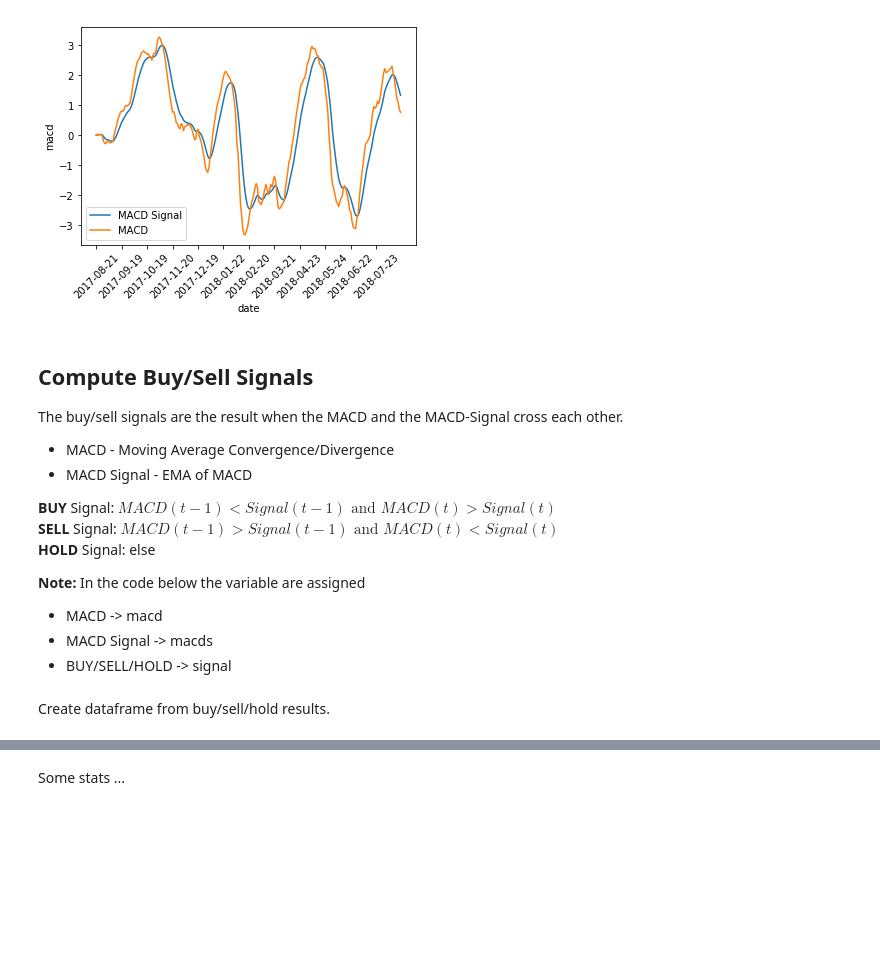
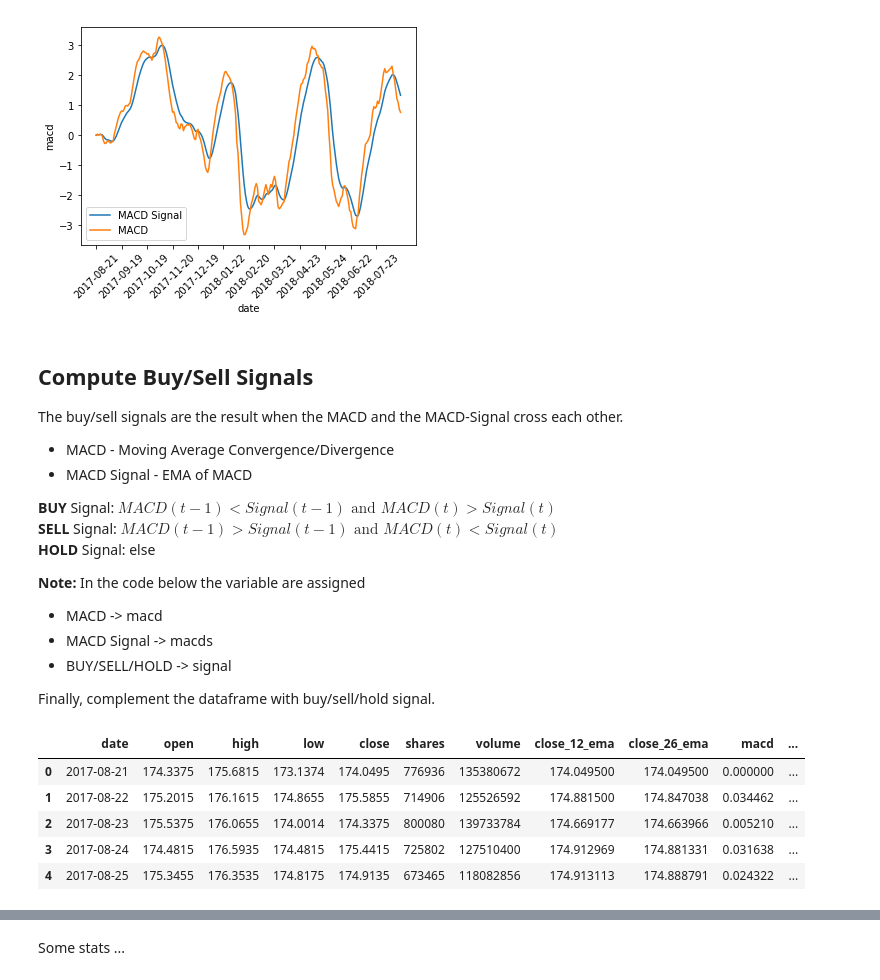
Before and after one commit to cdeck3r/LoSTanSiBLE, a Jupyter notebook: LoSTanSiBLE/notebooks/MACD_BuySell.ipynb, the cells around one changed output, grey strips where cells are left out. Saved outputs shown, nothing was run; the diff lists cells and outputs as text; code cells hidden in the pictures; blank space fills up the shorter version.

```diff
--- a/LoSTanSiBLE/notebooks/MACD_BuySell.ipynb
+++ b/LoSTanSiBLE/notebooks/MACD_BuySell.ipynb
@@ -159,21 +152,26 @@ The buy/sell signals are the result when the MACD and the MACD-Signal cross each
 * MACD -> macd
 * MACD Signal -> macds
 * BUY/SELL/HOLD -> signal
+
+Finally, complement the dataframe with buy/sell/hold signal.
 # %%
 macd.sort_index(ascending=True, inplace=True)
 macds.sort_index(ascending=True, inplace=True)
 
-signal = ["No data"]    # Since you need at least two days in the for loop
+stock['signal'] = ""
+stock.at[0, 'signal']="No data"
+#signal = ["No data"]    # Since you need at least two days in the for loop
 
 for t in range(1, len(macds)):
     #                          # If the MACD crosses the signal line upward
     if macd[t - 1] < macds[t - 1] and macd[t] > macds[t]:
-        signal.append("BUY")
+        #signal.append("BUY")
+        stock.at[t, 'signal']="BUY"
     #                          # The other way around
     elif macd[t - 1] > macds[t - 1] and macd[t] < macds[t]:
-        signal.append("SELL")
+        #signal.append("SELL")
+        stock.at[t, 'signal']="SELL"
     #                          # Do nothing if not crossed
     else:
-        signal.append("HOLD")
+        #signal.append("HOLD")
+        stock.at[t, 'signal']="HOLD"
-# %% [markdown]
-Create dataframe from buy/sell/hold results.
@@ -189 +178,10 @@ stock = stock.join(df['signal'])
+# %%
+stock.head()
+# %% [output]
+|  | date | open | high | low | close | shares | volume | close_12_ema | close_26_ema | macd | ... |
+| 0 | 2017-08-21 | 174.3375 | 175.6815 | 173.1374 | 174.0495 | 776936 | 135380672 | 174.049500 | 174.049500 | 0.000000 | ... |
+| 1 | 2017-08-22 | 175.2015 | 176.1615 | 174.8655 | 175.5855 | 714906 | 125526592 | 174.881500 | 174.847038 | 0.034462 | ... |
+| 2 | 2017-08-23 | 175.5375 | 176.0655 | 174.0014 | 174.3375 | 800080 | 139733784 | 174.669177 | 174.663966 | 0.005210 | ... |
+| 3 | 2017-08-24 | 174.4815 | 176.5935 | 174.4815 | 175.4415 | 725802 | 127510400 | 174.912969 | 174.881331 | 0.031638 | ... |
+| 4 | 2017-08-25 | 175.3455 | 176.3535 | 174.8175 | 174.9135 | 673465 | 118082856 | 174.913113 | 174.888791 | 0.024322 | ... |
 # %% [markdown]
```
Also changed, not shown: parts of 7 cells of this notebook.
